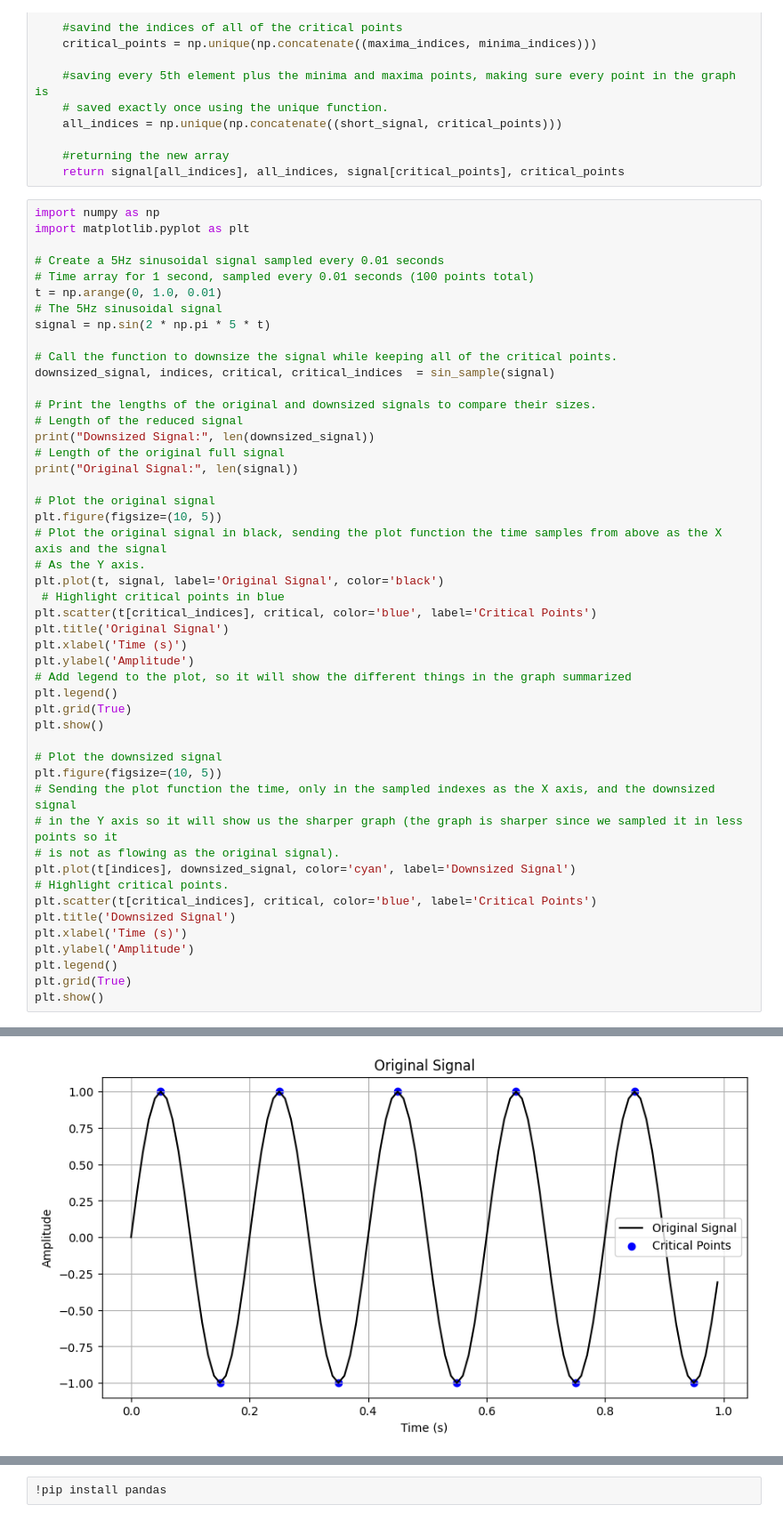
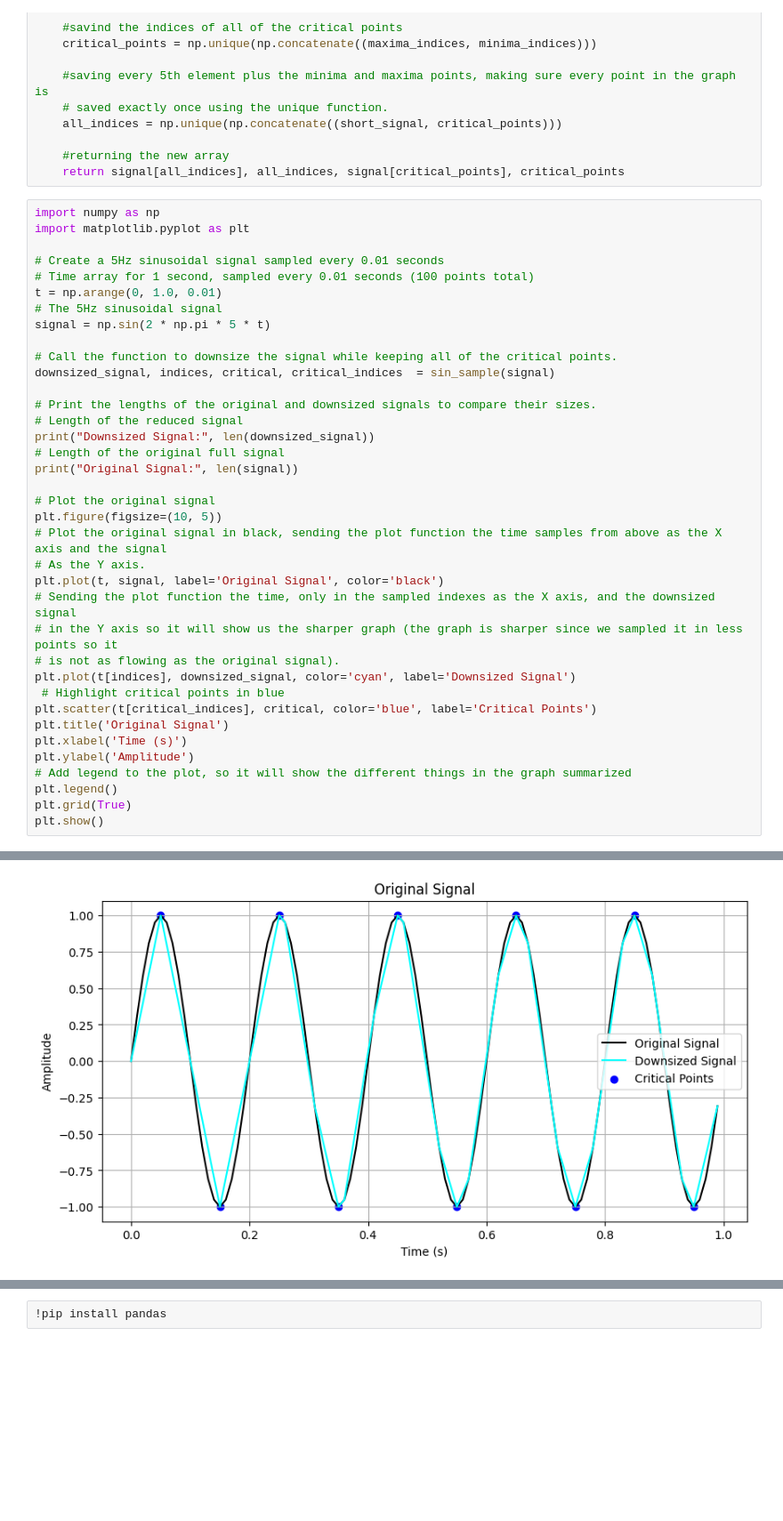
Before and after one commit to Mayadiamant/Pyhton-project, a Jupyter notebook: first_project.ipynb, the cells around one changed output, grey strips where cells are left out. Shown at 89% size. Cells and saved outputs as stored; diff of their text form; blank space fills up the shorter version.

Commit message:
the final version of the miniproject with the fixes with the fix of the sinusoidal function

```diff
--- a/first_project.ipynb
+++ b/first_project.ipynb
@@ -163,46 +163,35 @@ import matplotlib.pyplot as plt
 t = np.arange(0, 1.0, 0.01)
 # The 5Hz sinusoidal signal
 signal = np.sin(2 * np.pi * 5 * t)
 
 # Call the function to downsize the signal while keeping all of the critical points.
 downsized_signal, indices, critical, critical_indices  = sin_sample(signal)
 
 # Print the lengths of the original and downsized signals to compare their sizes.
 # Length of the reduced signal
 print("Downsized Signal:", len(downsized_signal))
 # Length of the original full signal
 print("Original Signal:", len(signal))
 
 # Plot the original signal
 plt.figure(figsize=(10, 5))
 # Plot the original signal in black, sending the plot function the time samples from above as the X axis and the signal
 # As the Y axis.
 plt.plot(t, signal, label='Original Signal', color='black')
+# Sending the plot function the time, only in the sampled indexes as the X axis, and the downsized signal
+# in the Y axis so it will show us the sharper graph (the graph is sharper since we sampled it in less points so it
+# is not as flowing as the original signal).
+plt.plot(t[indices], downsized_signal, color='cyan', label='Downsized Signal')
  # Highlight critical points in blue
 plt.scatter(t[critical_indices], critical, color='blue', label='Critical Points')
 plt.title('Original Signal')
 plt.xlabel('Time (s)')
 plt.ylabel('Amplitude')
 # Add legend to the plot, so it will show the different things in the graph summarized
 plt.legend()
 plt.grid(True)
 plt.show()
-
-# Plot the downsized signal
-plt.figure(figsize=(10, 5))
-# Sending the plot function the time, only in the sampled indexes as the X axis, and the downsized signal
-# in the Y axis so it will show us the sharper graph (the graph is sharper since we sampled it in less points so it
-# is not as flowing as the original signal).
-plt.plot(t[indices], downsized_signal, color='cyan', label='Downsized Signal')
-# Highlight critical points.
-plt.scatter(t[critical_indices], critical, color='blue', label='Critical Points')
-plt.title('Downsized Signal')
-plt.xlabel('Time (s)')
-plt.ylabel('Amplitude')
-plt.legend()
-plt.grid(True)
-plt.show()
 # %% [output]
 Downsized Signal: 28
 Original Signal: 100
-[figure, old version]
+[figure, new version]
```
Also changed, not shown: parts of 3 cells of this notebook.
